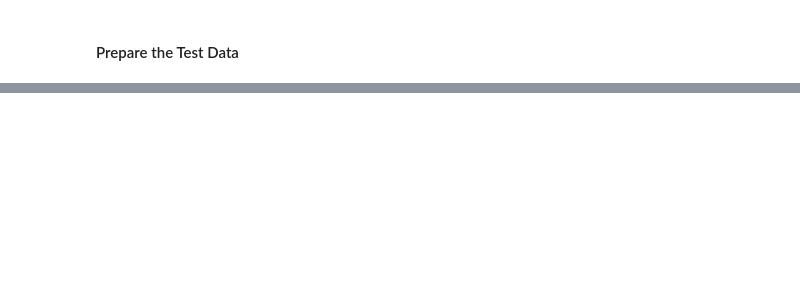
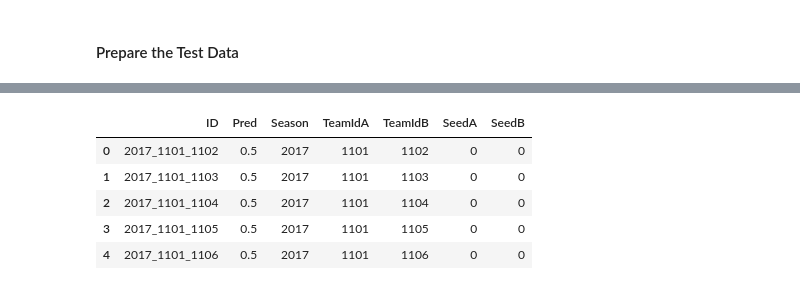
Before and after one commit to aaronpetryio/random, a Jupyter notebook: mmlm_model1.ipynb, the cells around one changed output, grey strips where cells are left out. Saved outputs shown, nothing was run; the diff lists cells and outputs as text; code cells hidden in the pictures; blank space fills up the shorter version.

```diff
--- a/mmlm_model1.ipynb
+++ b/mmlm_model1.ipynb
@@ -340,2 +351,4 @@ df.head()
 # %% [markdown]
 #### Prepare the Test Data
+# %%
+df_test = pd.read_csv("SampleSubmissionWarmup.csv")
@@ -341,0 +364,5 @@ df.head()
+# %%
+# Extract the Season, TeamIdA, and TeamIdB from the ID
+df_test['Season'] = df_test['ID'].apply(lambda x: int(x.split('_')[0]))
+df_test['TeamIdA'] = df_test['ID'].apply(lambda x: int(x.split('_')[1]))
+df_test['TeamIdB'] = df_test['ID'].apply(lambda x: int(x.split('_')[2]))
@@ -341,0 +378,27 @@ df.head()
+# %%
+# Add the tournament seeds to the winning teams in the test dataframe
+df_test = pd.merge(
+    df_test,
+    df_seeds_full,
+    how='left',
+    left_on=['Season', 'TeamIdA'],
+    right_on=['Season', 'TeamID']
+).drop('TeamID', axis=1).rename(columns={'Seed':'SeedA'})
+# %%
+# Add the tournament seeds to the losing teams in the test dataframe
+df_test = pd.merge(
+    df_test,
+    df_seeds_full,
+    how='left',
+    left_on=['Season', 'TeamIdB'],
+    right_on=['Season', 'TeamID']
+).drop('TeamID', axis=1).rename(columns={'Seed':'SeedB'})
+# %%
+df_test.head()
+# %% [output]
+|  | ID | Pred | Season | TeamIdA | TeamIdB | SeedA | SeedB |
+| 0 | 2017_1101_1102 | 0.5 | 2017 | 1101 | 1102 | 0 | 0 |
+| 1 | 2017_1101_1103 | 0.5 | 2017 | 1101 | 1103 | 0 | 0 |
+| 2 | 2017_1101_1104 | 0.5 | 2017 | 1101 | 1104 | 0 | 0 |
+| 3 | 2017_1101_1105 | 0.5 | 2017 | 1101 | 1105 | 0 | 0 |
+| 4 | 2017_1101_1106 | 0.5 | 2017 | 1101 | 1106 | 0 | 0 |
```
Also changed, not shown: parts of 26 cells of this notebook.
